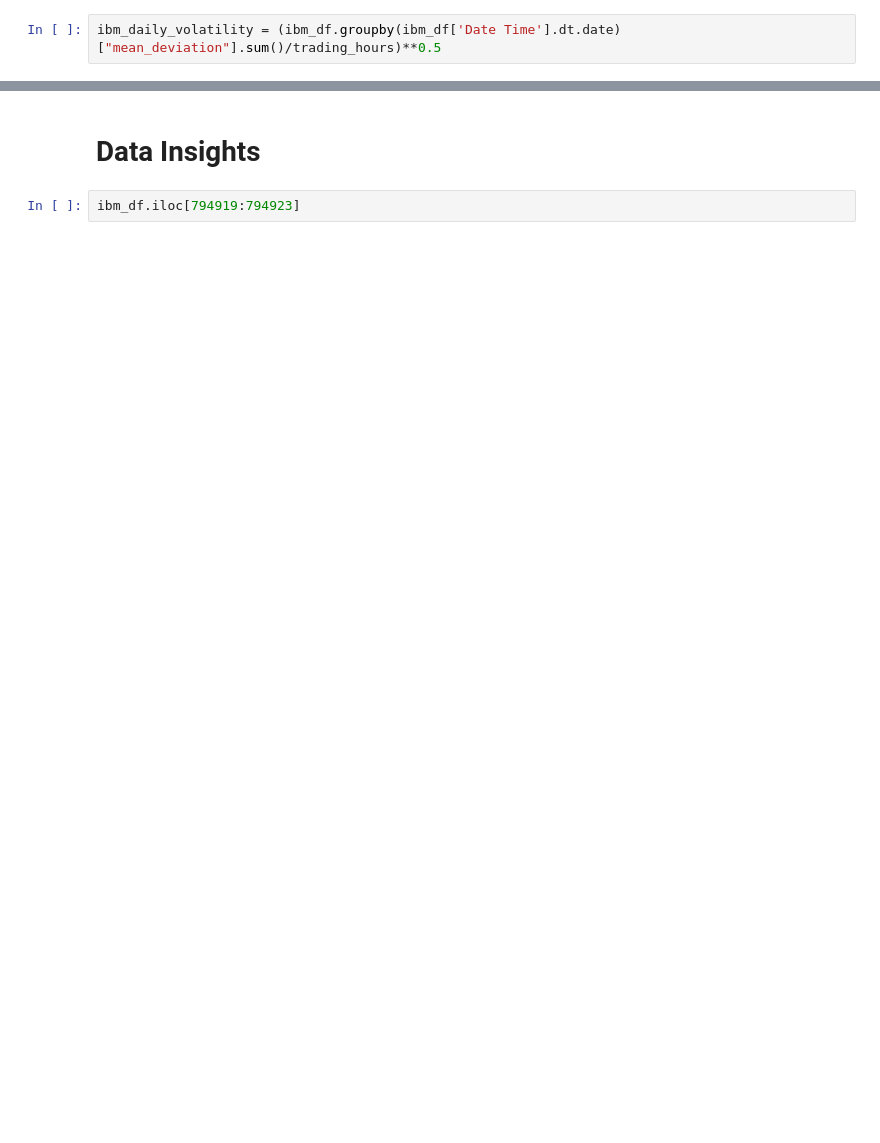
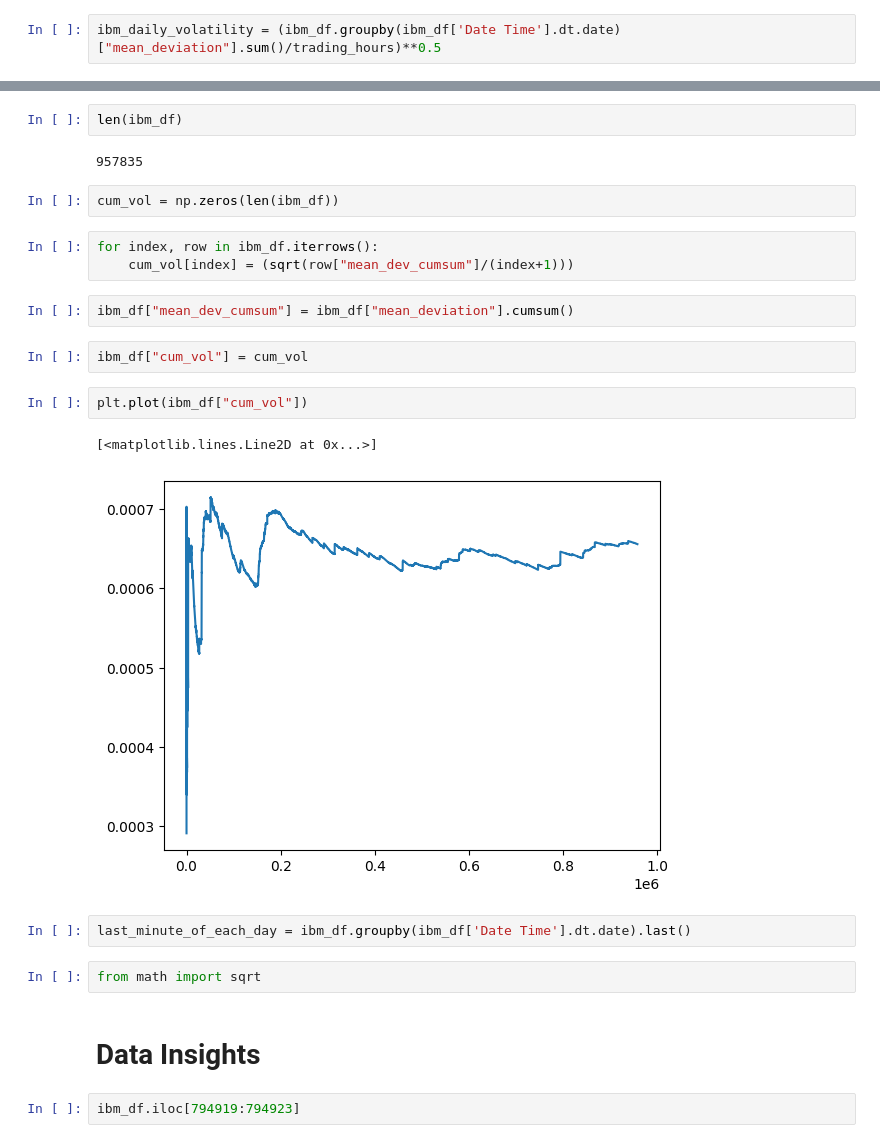
Before and after one commit to NicolasBuehringer/Bachelorarbeit, a Jupyter notebook: RV_calculation_new.ipynb, the cells around one changed output, grey strips where cells are left out. Saved outputs shown, nothing was run; the diff lists cells and outputs as text; blank space fills up the shorter version.

```diff
--- a/RV_calculation_new.ipynb
+++ b/RV_calculation_new.ipynb
@@ -90,3 +90,25 @@ def create_full_image(stock_data):
+# %%
+len(ibm_df)
+# %% [output]
+957835
+# %%
+cum_vol = np.zeros(len(ibm_df))
+# %%
+for index, row in ibm_df.iterrows():
+    cum_vol[index] = (sqrt(row["mean_dev_cumsum"]/(index+1)))
+# %%
+ibm_df["mean_dev_cumsum"] = ibm_df["mean_deviation"].cumsum()
+# %%
+ibm_df["cum_vol"] = cum_vol
+# %%
+plt.plot(ibm_df["cum_vol"])
+# %% [output]
+[<matplotlib.lines.Line2D at 0x...>]
+[figure, added]
+# %%
+last_minute_of_each_day = ibm_df.groupby(ibm_df['Date Time'].dt.date).last()
+# %%
+from math import sqrt
 # %% [markdown]
 # Data Insights
 # %%
```
Also changed, not shown: parts of 74 cells of this notebook, 2 other files.
